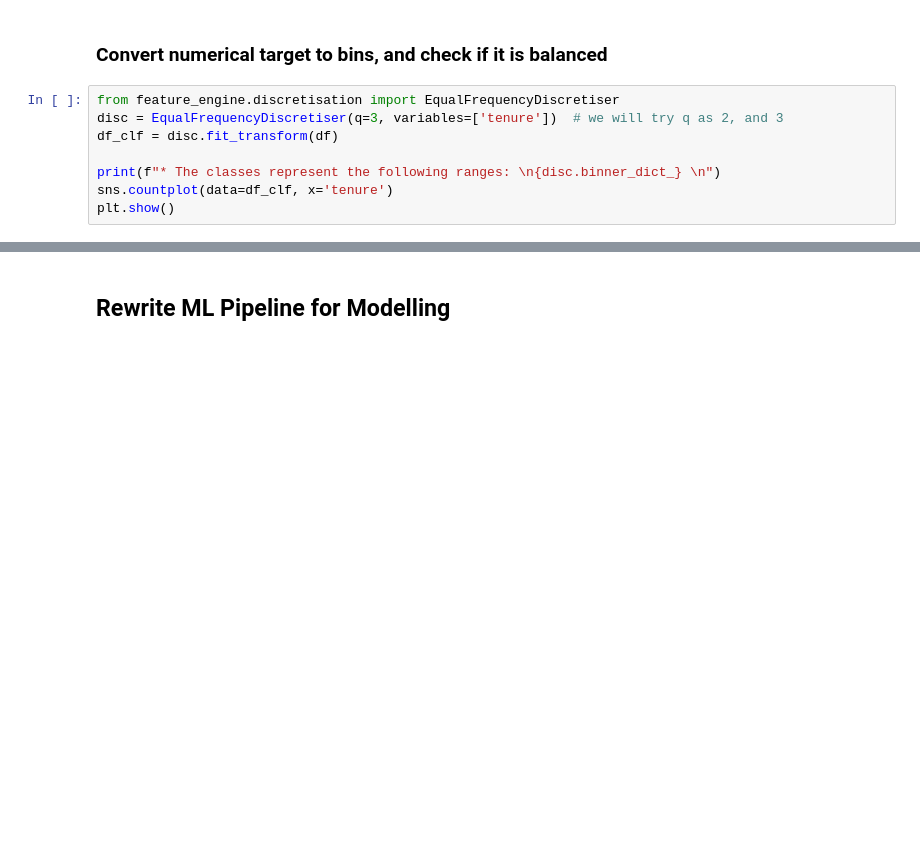
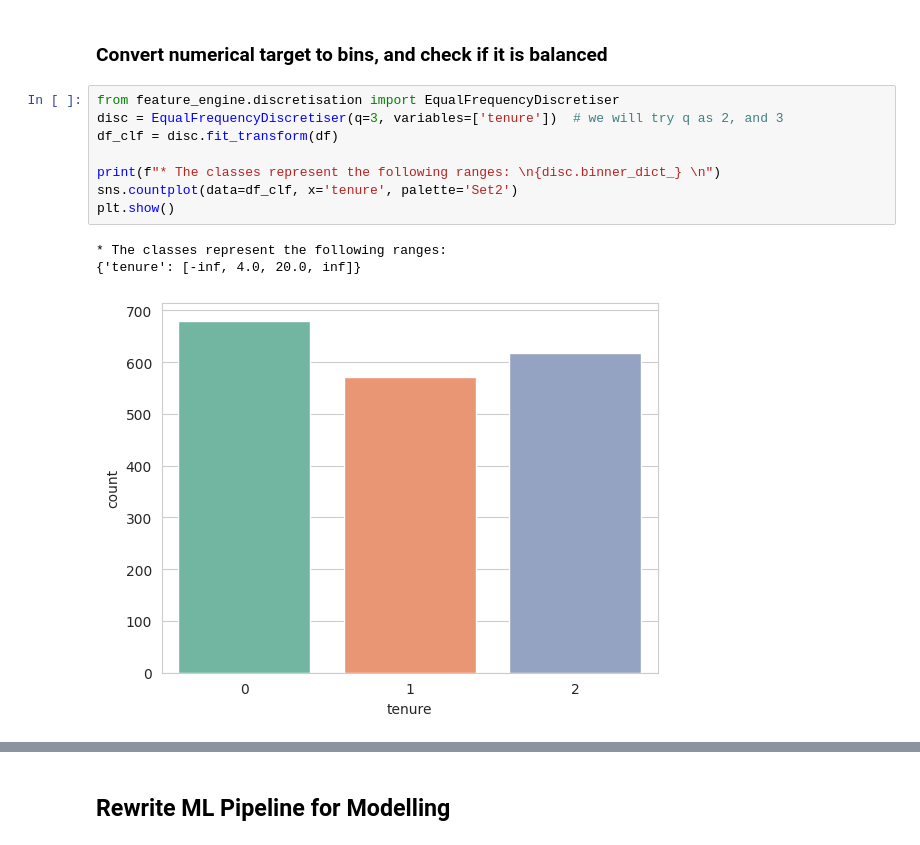
Before and after one commit to cynthiapinedoh79/churnometer, a Jupyter notebook: jupyter_notebooks/06 - Modeling and Evaluation - Predict Tenure.ipynb, the cells around one changed output, grey strips where cells are left out. Cells and saved outputs as stored; diff of their text form; blank space fills up the shorter version.

Commit message:
06-ME-Predict Tenure done!

```diff
--- a/jupyter_notebooks/06 - Modeling and Evaluation - Predict Tenure.ipynb
+++ b/jupyter_notebooks/06 - Modeling and Evaluation - Predict Tenure.ipynb
@@ -511,10 +762,14 @@ regression_evaluation_plots(X_train, y_train, X_test, y_test,
 # %%
 from feature_engine.discretisation import EqualFrequencyDiscretiser
 disc = EqualFrequencyDiscretiser(q=3, variables=['tenure'])  # we will try q as 2, and 3
 df_clf = disc.fit_transform(df)
 
 print(f"* The classes represent the following ranges: \n{disc.binner_dict_} \n")
-sns.countplot(data=df_clf, x='tenure')
+sns.countplot(data=df_clf, x='tenure', palette='Set2')
 plt.show()
+# %% [output]
+* The classes represent the following ranges:
+{'tenure': [-inf, 4.0, 20.0, inf]}
+[figure, added]
 # %%
 df_clf.head(3)
```
Also changed, not shown: parts of 66 cells of this notebook.
